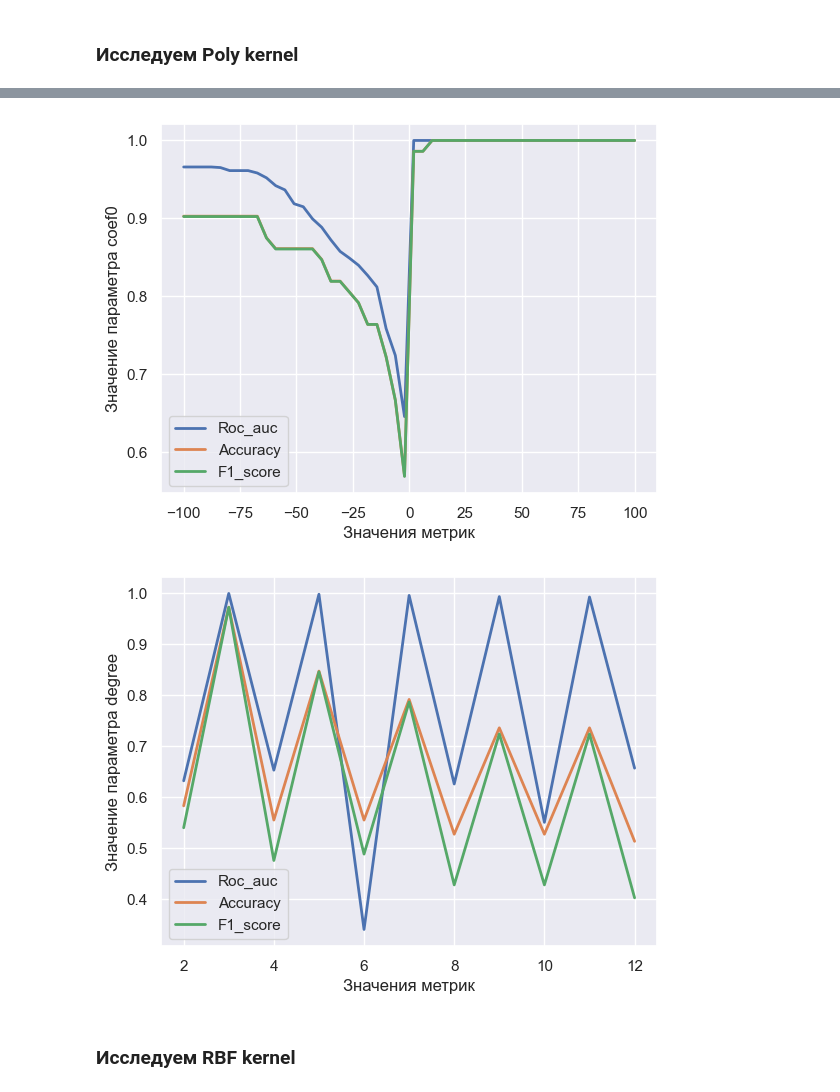
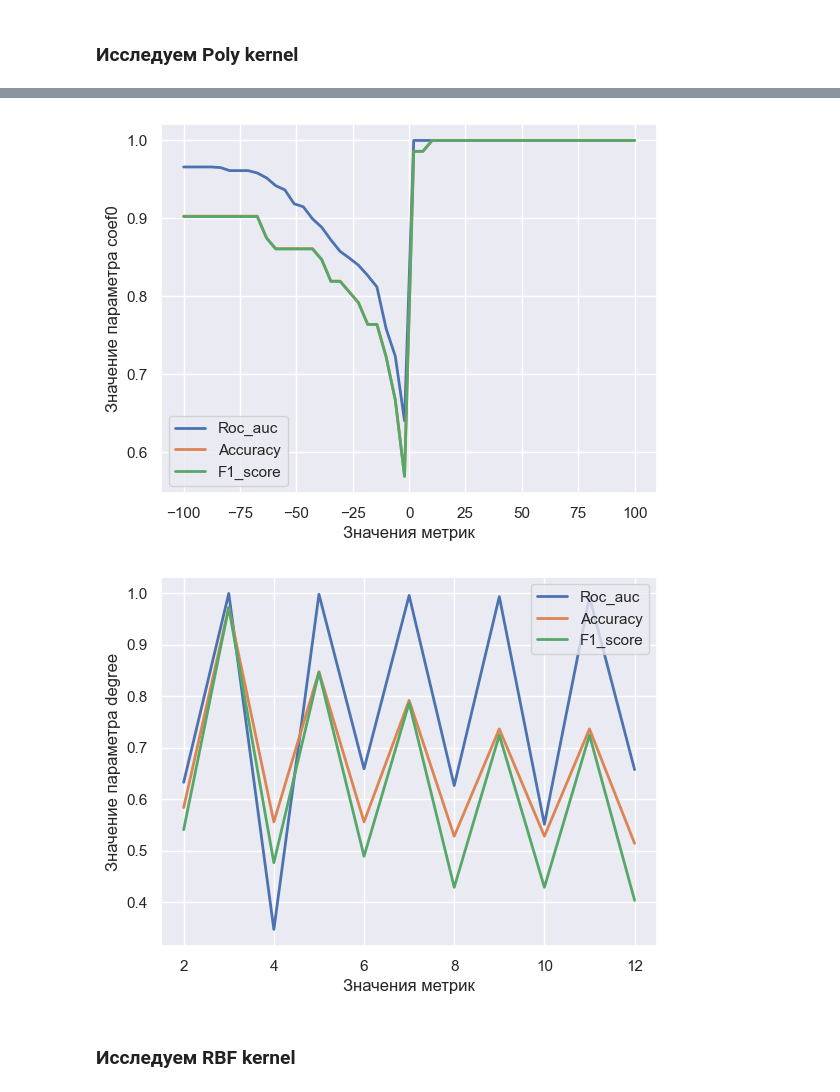
Before and after one commit to Bogdan108/ML, a Jupyter notebook: HW/HW_3/HW3_v8.ipynb, the cells around one changed output, grey strips where cells are left out. Drawn from its saved outputs; the diff is of its cells as text; code cells hidden in the pictures.

```diff
--- a/HW/HW_3/HW3_v8.ipynb
+++ b/HW/HW_3/HW3_v8.ipynb
@@ -51,10 +51,11 @@ $$\ \frac{\partial}{\partial w_j} L(w, w_0) = \sum_{i=1}^{N}- (y_i -\sigma{(w^\t
 #### 2. [0.25 points] Implement the Elastic Net loss (as a function)
 # %%
 def sigmoid(x):
-    return 1 / (1 + np.exp(-x))
+    clipped_x = np.clip(x, -700, 700)  # Ограничиваем x, чтобы избежать переполнения
+    return 1 / (1 + np.exp(-clipped_x))
 # %%
 def loss(X, y, w: List[float], gamma=1., beta=1.) -> float:
-    return np.dot(-y, np.log(sigmoid(X.dot( w))))+np.dot(-(1-y), np.log((1-sigmoid(X.dot( w))))) + gamma*np.linalg.norm(w, ord=1) + beta*np.linalg.norm(w)
+    return np.dot(-y, np.log(sigmoid(X.dot(w))+1e-15))+np.dot(-(1-y), np.log((1-sigmoid(X.dot( w))+1e-15))) + gamma*np.linalg.norm(w, ord=1) + beta*np.linalg.norm(w)
 # %% [markdown]
 #### 3. [0.25 points] Implement the gradient (as a function)
 # %%
@@ -102,6 +103,7 @@ class Logit(BaseEstimator, ClassifierMixin):
         # add weights and bias and optimize Elastic Net loss over (X,y) dataset
         # save history of optimization steps
         self.loss_history = []
+        self.classes_ = np.array([0,1])
         if not isinstance(X, csr_matrix):
             X = csr_matrix(X)
 
@@ -134,9 +136,12 @@ class Logit(BaseEstimator, ClassifierMixin):
         return predict
 
     def predict_proba(self, X):
-      # return vector of probabilities for each object from X
-        return np.array([1 / (1 + np.exp(np.dot(X, self.w))),
-                         1 / (1 + np.exp(-np.dot(X, self.w)))])
+        if not isinstance(X, csr_matrix):
+            X = csr_matrix(X)
+        ones_column = np.ones((X.shape[0], 1))
+        X_ones = hstack([ones_column, X])
+        return np.array([sigmoid(X_ones.dot(self.w) ),
+                         sigmoid(-X_ones.dot(self.w))]).T
 # %%
 # sample data to test your model
 from sklearn.datasets import make_classification
@@ -209,7 +212,7 @@ coef_coef = np.linspace(-100,100,50)
 # %% [markdown]
 Реализуем функцию для вывода граифков результатов
 # %%
-def show_result(param:[],result:dict, param_name):
+def show_res(param:[],result:dict, param_name):
     plt.figure()
     for key, value in result.items():
         plt.plot(param, value, label=key, lw=2)
@@ -250,6 +253,6 @@ for param_name,param_coef in poly_param.items():
         poly_result['Accuracy'].append(accuracy_score(y_test, pred))
         poly_result['F1_score'].append(f1_score(y_test, pred, average='macro'))
         poly_result['Roc_auc'].append(roc_auc_score(y_test, proba[:, 1]))
-    show_result(param_coef, poly_result, param_name)
+    show_res(param_coef, poly_result, param_name)
 # %% [output]
 [figure]
@@ -257,5 +260,5 @@ for param_name,param_coef in poly_param.items():
 [figure]
-[figure, old version]
+[figure, new version]
 # %% [markdown]
 ### Исследуем RBF kernel
 # %%
```
Also changed, not shown: parts of 16 cells of this notebook.
